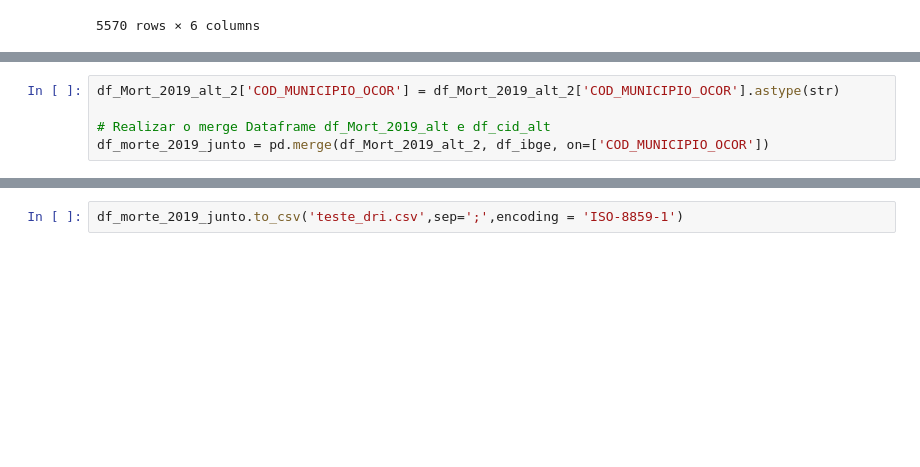
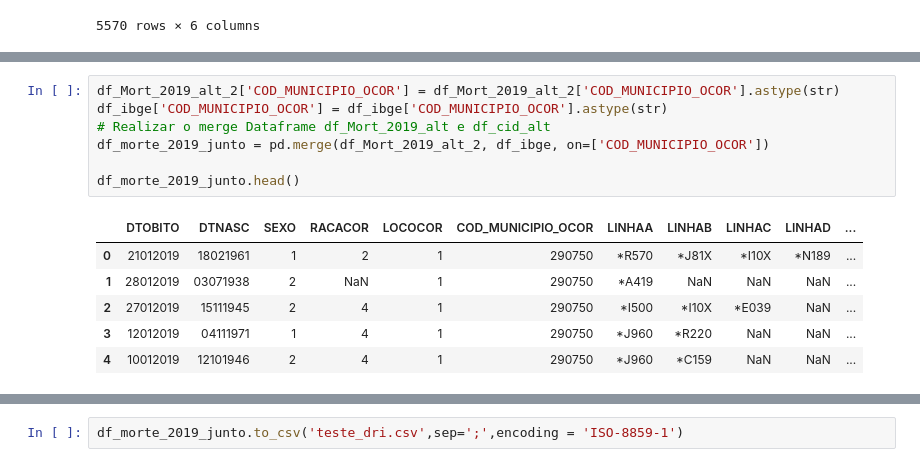
Before and after one commit to drianc/TCC-PUC-MINAS, a Jupyter notebook: TCC_Ciencia_Dados_PUC_Minas.ipynb, the cells around one changed output, grey strips where cells are left out. Cells and saved outputs as stored; diff of their text form; blank space fills up the shorter version.

```diff
--- a/TCC_Ciencia_Dados_PUC_Minas.ipynb
+++ b/TCC_Ciencia_Dados_PUC_Minas.ipynb
@@ -261,5 +325,14 @@ dtype: object
 # %%
 df_Mort_2019_alt_2['COD_MUNICIPIO_OCOR'] = df_Mort_2019_alt_2['COD_MUNICIPIO_OCOR'].astype(str)
-
+df_ibge['COD_MUNICIPIO_OCOR'] = df_ibge['COD_MUNICIPIO_OCOR'].astype(str)
 # Realizar o merge Dataframe df_Mort_2019_alt e df_cid_alt
 df_morte_2019_junto = pd.merge(df_Mort_2019_alt_2, df_ibge, on=['COD_MUNICIPIO_OCOR'])
+
+df_morte_2019_junto.head()
+# %% [output]
+|  | DTOBITO | DTNASC | SEXO | RACACOR | LOCOCOR | COD_MUNICIPIO_OCOR | LINHAA | LINHAB | LINHAC | LINHAD | ... |
+| 0 | 21012019 | 18021961 | 1 | 2 | 1 | 290750 | *R570 | *J81X | *I10X | *N189 | ... |
+| 1 | 28012019 | 03071938 | 2 | NaN | 1 | 290750 | *A419 | NaN | NaN | NaN | ... |
+| 2 | 27012019 | 15111945 | 2 | 4 | 1 | 290750 | *I500 | *I10X | *E039 | NaN | ... |
+| 3 | 12012019 | 04111971 | 1 | 4 | 1 | 290750 | *J960 | *R220 | NaN | NaN | ... |
+| 4 | 10012019 | 12101946 | 2 | 4 | 1 | 290750 | *J960 | *C159 | NaN | NaN | ... |
```
Also changed, not shown: parts of 24 cells of this notebook.
